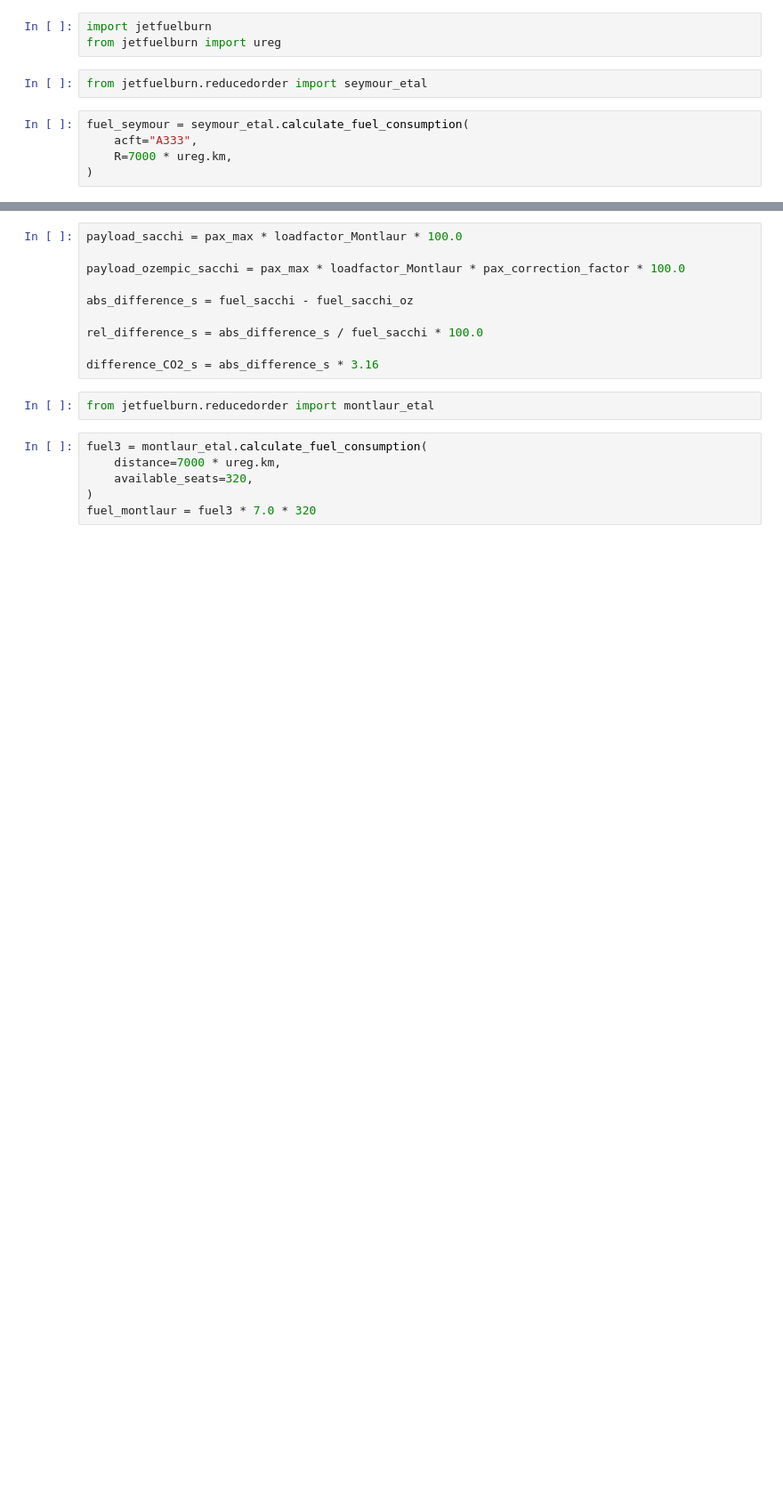
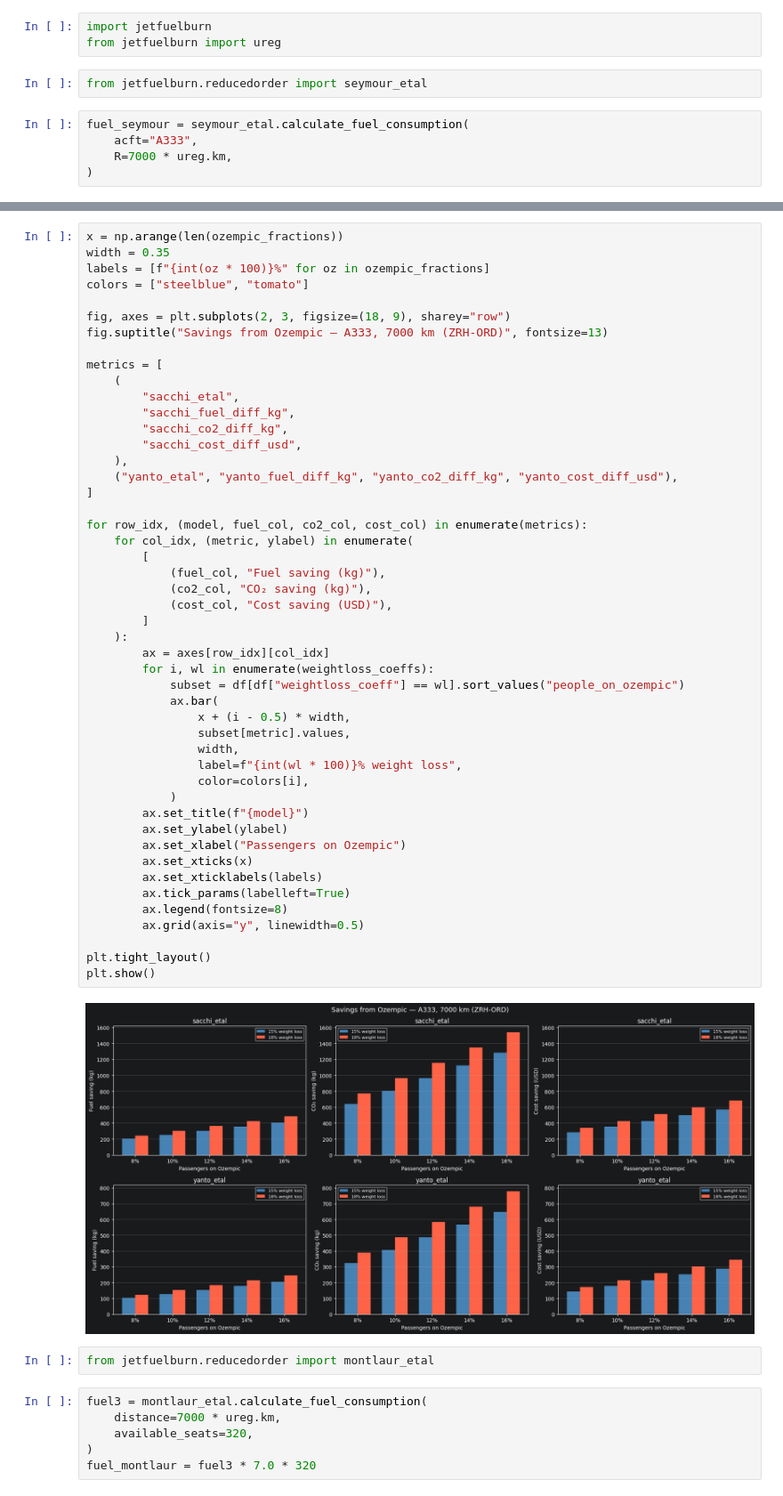
Before and after one commit to sustainableaviation/jetfuelburn, a Jupyter notebook: dev/usdot_benchmarking/model_comparison.ipynb, the cells around one changed output, grey strips where cells are left out. Shown at 89% size. Cells and saved outputs as stored; diff of their text form; blank space fills up the shorter version.

Commit message:
added plots for the comparison of models

```diff
--- a/dev/usdot_benchmarking/model_comparison.ipynb
+++ b/dev/usdot_benchmarking/model_comparison.ipynb
@@ -35,13 +99,53 @@ fuel_sacchi_oz = sacchi_etal.calculate_fuel_consumption(
 # %%
-payload_sacchi = pax_max * loadfactor_Montlaur * 100.0
+x = np.arange(len(ozempic_fractions))
+width = 0.35
+labels = [f"{int(oz * 100)}%" for oz in ozempic_fractions]
+colors = ["steelblue", "tomato"]
 
-payload_ozempic_sacchi = pax_max * loadfactor_Montlaur * pax_correction_factor * 100.0
+fig, axes = plt.subplots(2, 3, figsize=(18, 9), sharey="row")
+fig.suptitle("Savings from Ozempic — A333, 7000 km (ZRH-ORD)", fontsize=13)
 
-abs_difference_s = fuel_sacchi - fuel_sacchi_oz
+metrics = [
+    (
+        "sacchi_etal",
+        "sacchi_fuel_diff_kg",
+        "sacchi_co2_diff_kg",
+        "sacchi_cost_diff_usd",
+    ),
+    ("yanto_etal", "yanto_fuel_diff_kg", "yanto_co2_diff_kg", "yanto_cost_diff_usd"),
+]
 
-rel_difference_s = abs_difference_s / fuel_sacchi * 100.0
+for row_idx, (model, fuel_col, co2_col, cost_col) in enumerate(metrics):
+    for col_idx, (metric, ylabel) in enumerate(
+        [
+            (fuel_col, "Fuel saving (kg)"),
+            (co2_col, "CO₂ saving (kg)"),
+            (cost_col, "Cost saving (USD)"),
+        ]
+    ):
+        ax = axes[row_idx][col_idx]
+        for i, wl in enumerate(weightloss_coeffs):
+            subset = df[df["weightloss_coeff"] == wl].sort_values("people_on_ozempic")
+            ax.bar(
+                x + (i - 0.5) * width,
+                subset[metric].values,
+                width,
+                label=f"{int(wl * 100)}% weight loss",
+                color=colors[i],
+            )
+        ax.set_title(f"{model}")
+        ax.set_ylabel(ylabel)
+        ax.set_xlabel("Passengers on Ozempic")
+        ax.set_xticks(x)
+        ax.set_xticklabels(labels)
+        ax.tick_params(labelleft=True)
+        ax.legend(fontsize=8)
+        ax.grid(axis="y", linewidth=0.5)
 
-difference_CO2_s = abs_difference_s * 3.16
+plt.tight_layout()
+plt.show()
+# %% [output]
+[figure, added]
 # %%
 from jetfuelburn.reducedorder import montlaur_etal
 # %%
```
Also changed, not shown: parts of 7 cells of this notebook, 6 other files.
